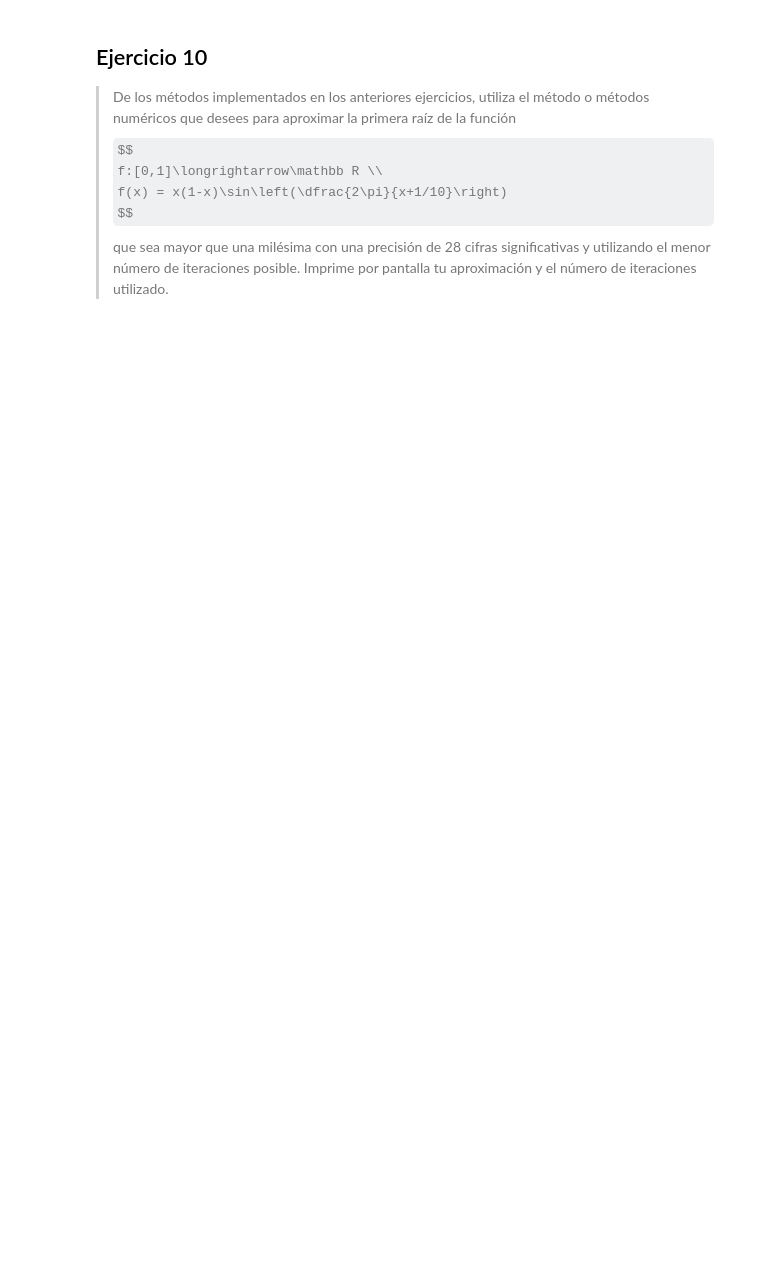
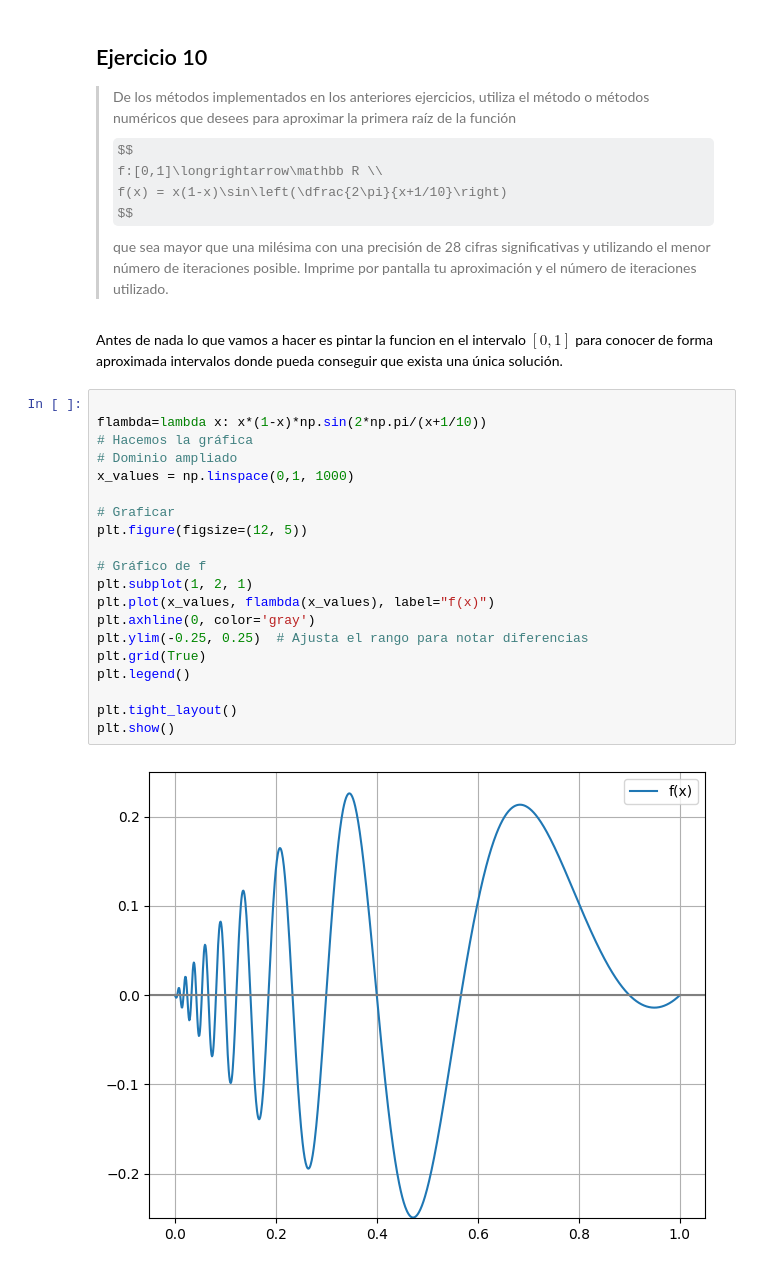
Before and after one commit to eldramas1s/Infomates-ugr, a Jupyter notebook: Tercer_Curso/Segundo_Cuatri/Metodos_Numericos_II/Practicas/Ejercicios_P1.ipynb, the cells around one changed output. Saved outputs shown, nothing was run; the diff lists cells and outputs as text; some formulas as TeX source; blank space fills up the shorter version.

```diff
--- a/Tercer_Curso/Segundo_Cuatri/Metodos_Numericos_II/Practicas/Ejercicios_P1.ipynb
+++ b/Tercer_Curso/Segundo_Cuatri/Metodos_Numericos_II/Practicas/Ejercicios_P1.ipynb
@@ -904,3 +992,27 @@ sols
 > f(x) = x(1-x)\sin\left(\dfrac{2\pi}{x+1/10}\right)
 > $$
 > que sea mayor que una milésima con una precisión de 28 cifras significativas y utilizando el menor número de iteraciones posible. Imprime por pantalla tu aproximación y el número de iteraciones utilizado.
+# %% [markdown]
+Antes de nada lo que vamos a hacer es pintar la funcion en el intervalo $[0,1]$ para conocer de forma aproximada intervalos donde pueda conseguir que exista una única solución.
+# %%
+
+flambda=lambda x: x*(1-x)*np.sin(2*np.pi/(x+1/10))
+# Hacemos la gráfica
+# Dominio ampliado
+x_values = np.linspace(0,1, 1000)
+
+# Graficar
+plt.figure(figsize=(12, 5))
+
+# Gráfico de f
+plt.subplot(1, 2, 1)
+plt.plot(x_values, flambda(x_values), label="f(x)")
+plt.axhline(0, color='gray')
+plt.ylim(-0.25, 0.25)  # Ajusta el rango para notar diferencias
+plt.grid(True)
+plt.legend()
+
+plt.tight_layout()
+plt.show()
+# %% [output]
+[figure, added]
```
Also changed, not shown: parts of 40 cells of this notebook, 2 other files.
